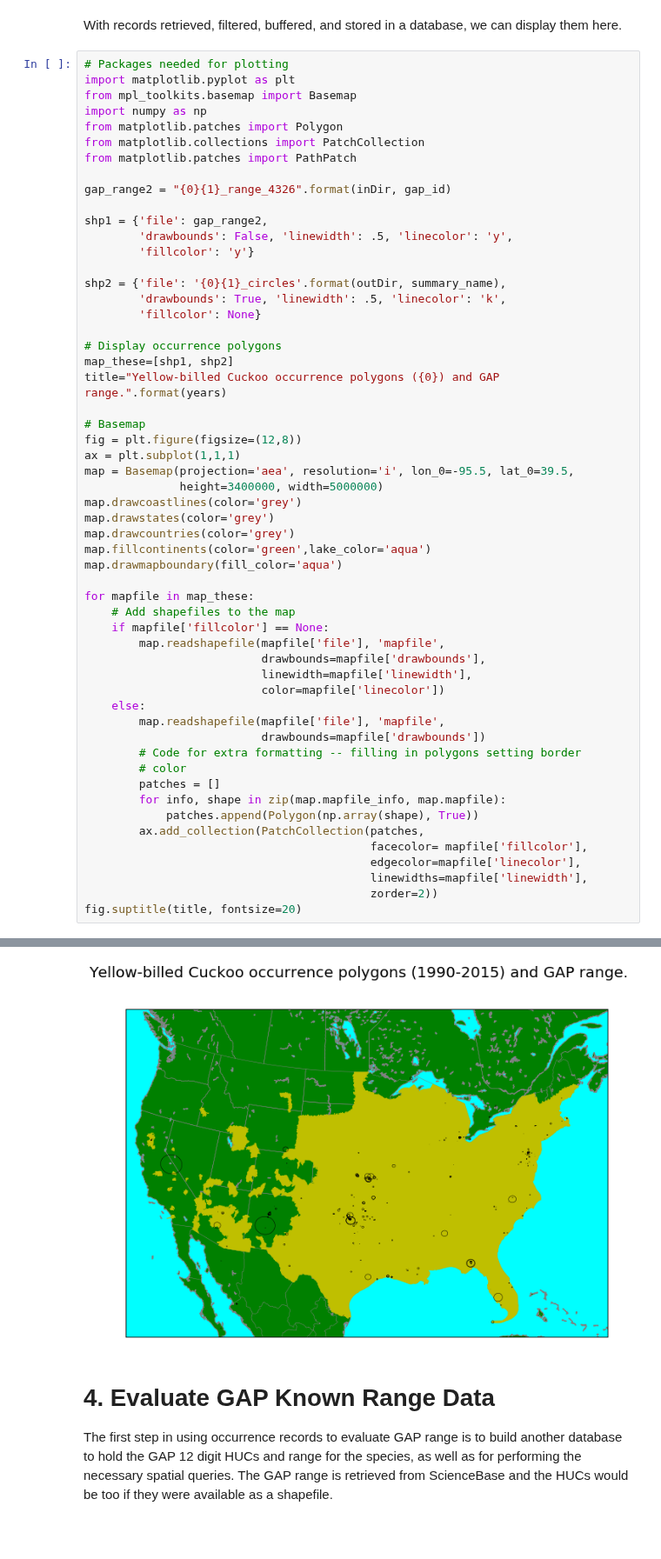
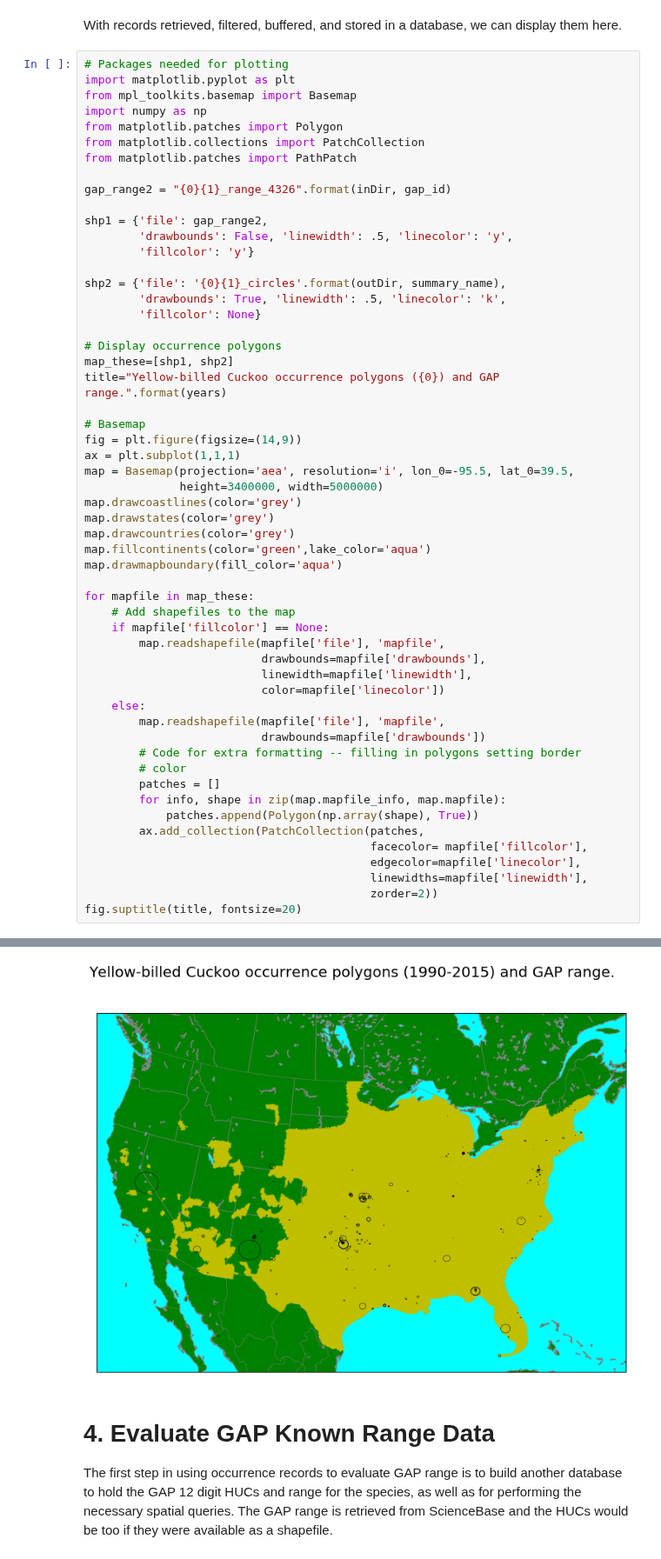
Before and after one commit to ncbirdconservation/NCBA, a Jupyter notebook: Demonstration.ipynb, the cells around one changed output, grey strips where cells are left out. Shown at 87% size. Saved outputs shown, nothing was run; the diff lists cells and outputs as text; blank space fills up the shorter version.

```diff
--- a/Demonstration.ipynb
+++ b/Demonstration.ipynb
@@ -127,40 +128,40 @@ map_these=[shp1, shp2]
 title="Yellow-billed Cuckoo occurrence polygons ({0}) and GAP range.".format(years)
 
 # Basemap
-fig = plt.figure(figsize=(12,8))
+fig = plt.figure(figsize=(14,9))
 ax = plt.subplot(1,1,1)
 map = Basemap(projection='aea', resolution='i', lon_0=-95.5, lat_0=39.5,
               height=3400000, width=5000000)
 map.drawcoastlines(color='grey')
 map.drawstates(color='grey')
 map.drawcountries(color='grey')
 map.fillcontinents(color='green',lake_color='aqua')
 map.drawmapboundary(fill_color='aqua')
 
 for mapfile in map_these:
     # Add shapefiles to the map
     if mapfile['fillcolor'] == None:
         map.readshapefile(mapfile['file'], 'mapfile',
                           drawbounds=mapfile['drawbounds'],
                           linewidth=mapfile['linewidth'],
                           color=mapfile['linecolor'])
     else:
         map.readshapefile(mapfile['file'], 'mapfile',
                           drawbounds=mapfile['drawbounds'])
         # Code for extra formatting -- filling in polygons setting border
         # color
         patches = []
         for info, shape in zip(map.mapfile_info, map.mapfile):
             patches.append(Polygon(np.array(shape), True))
         ax.add_collection(PatchCollection(patches,
                                           facecolor= mapfile['fillcolor'],
                                           edgecolor=mapfile['linecolor'],
                                           linewidths=mapfile['linewidth'],
                                           zorder=2))
 fig.suptitle(title, fontsize=20)
 # %% [output]
 Text(0.5, 0.98, 'Yellow-billed Cuckoo occurrence polygons (1990-2015) and GAP range.')
-[figure, old version]
+[figure, new version]
 # %% [markdown]
 # 4. Evaluate GAP Known Range Data
 The first step in using occurrence records to evaluate GAP range is to build another database to hold the GAP 12 digit HUCs and range for the species, as well as for performing the necessary spatial queries.  The GAP range is retrieved from ScienceBase and the HUCs would be too if they were available as a shapefile.
```
Also changed, not shown: parts of 4 cells of this notebook, 2 other files.
